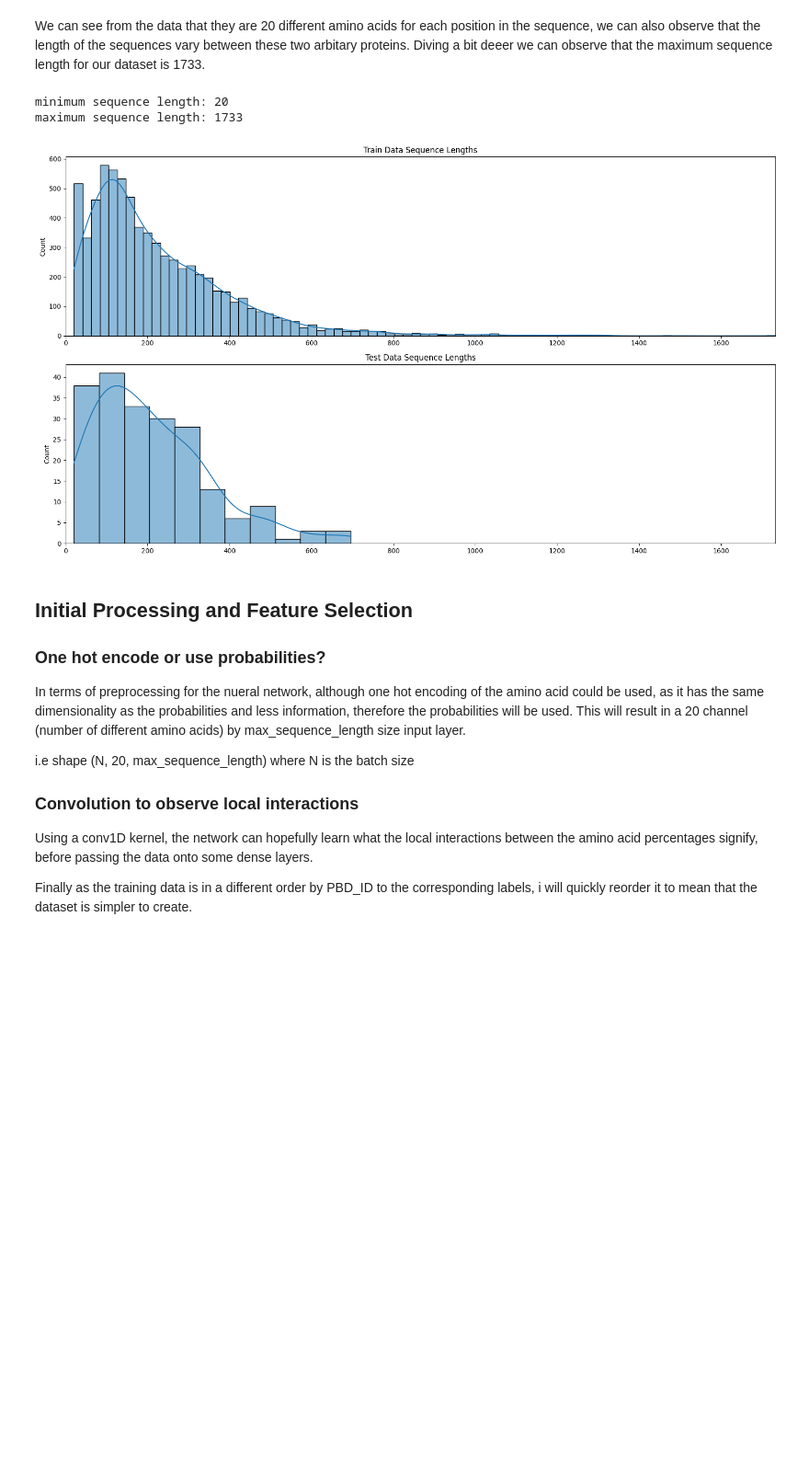
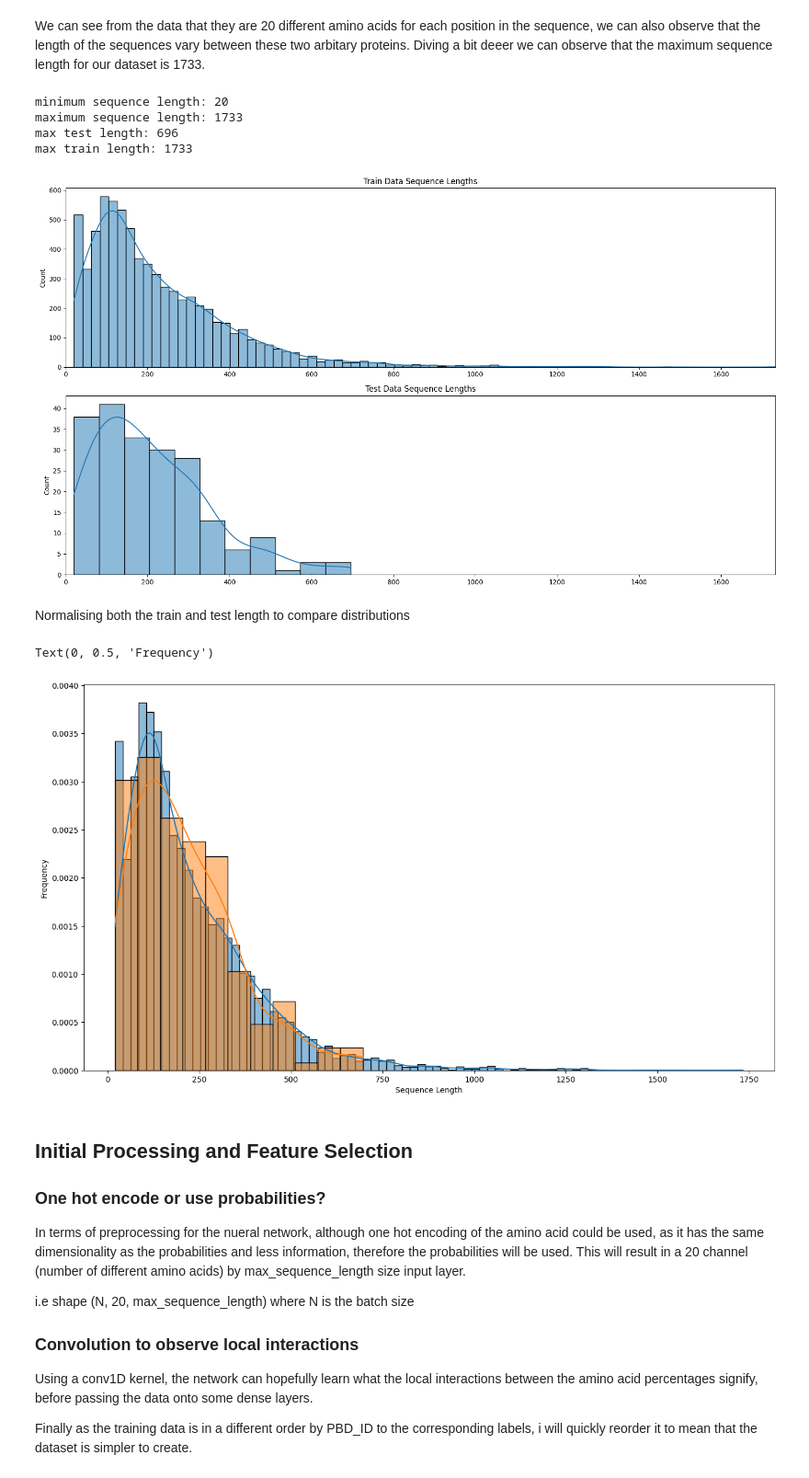
Before and after one commit to jamiemilsom/Deep_Learning_MSc, a Jupyter notebook: Kaggle/PSSM_Profiles/pssm.ipynb, the cells around one changed output. Shown: that part at 92% size. Saved outputs shown, nothing was run; the diff lists cells and outputs as text; code cells hidden in the pictures; blank space fills up the shorter version.

```diff
--- a/Kaggle/PSSM_Profiles/pssm.ipynb
+++ b/Kaggle/PSSM_Profiles/pssm.ipynb
@@ -89,10 +89,32 @@ plt.tight_layout()
 
 print('minimum sequence length:',min_sequence_length)
 print('maximum sequence length:',max_sequence_length)
+print('max test length:',max(line_counts_test))
+print('max train length:',max(line_counts_train))
 # %% [output]
 minimum sequence length: 20
 maximum sequence length: 1733
+max test length: 696
+max train length: 1733
 [figure]
+# %% [markdown]
+Normalising both the train and test length to compare distributions
+# %%
+for i in range(0,len(line_counts_train)):
+    if i >= len(line_counts_test):
+        line_counts_test.append(np.nan)
+
+train_test_df = pd.DataFrame({'train':line_counts_train,'test':line_counts_test})
+train_test_df
+
+plt.figure(figsize=(16,9))
+sns.histplot(train_test_df['train'],stat='density',kde=True)
+sns.histplot(train_test_df['test'],stat='density',kde=True)
+plt.xlabel('Sequence Length')
+plt.ylabel('Frequency')
+# %% [output]
+Text(0, 0.5, 'Frequency')
+[figure, added]
 # %% [markdown]
 ## Initial Processing and Feature Selection
 
```
Also changed, not shown: parts of 5 cells of this notebook.
